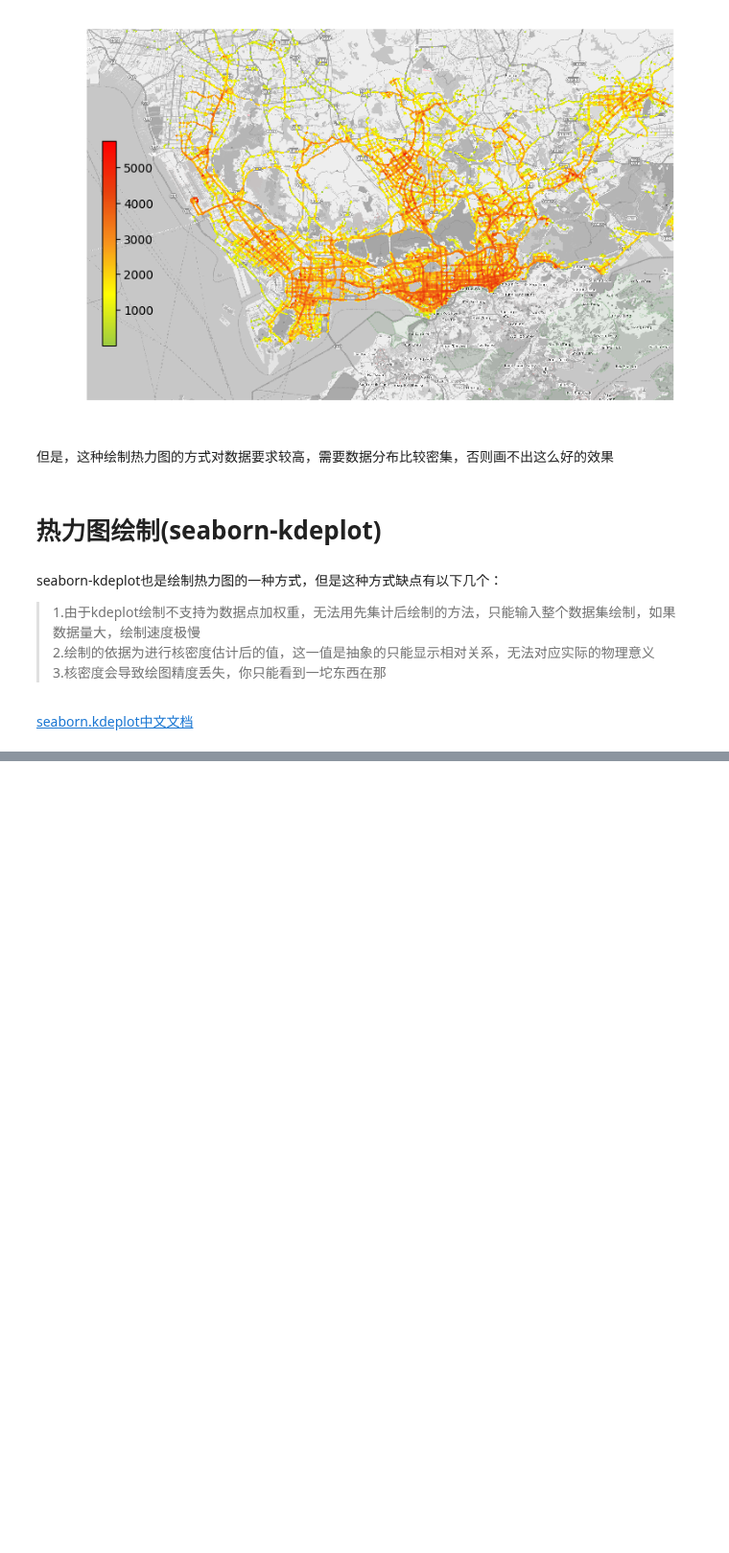
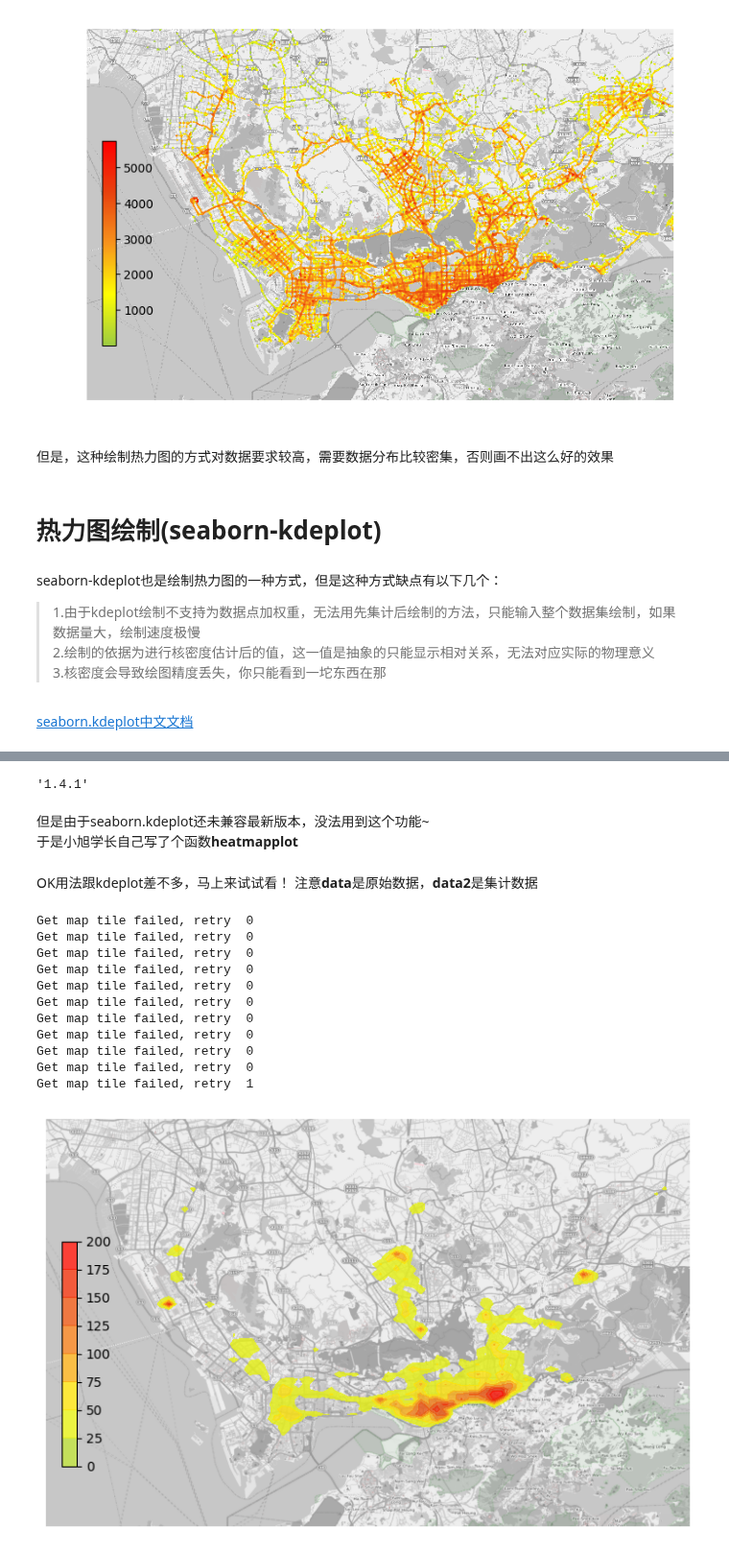
Before and after one commit to ni1o1/pygeo-tutorial, a Jupyter notebook: 5-绘制数据分布的散点图和热力图（contourf）.ipynb, the cells around one changed output, grey strips where cells are left out. Shown at 96% size. Saved outputs shown, nothing was run; the diff lists cells and outputs as text; code cells hidden in the pictures; blank space fills up the shorter version.

```diff
--- a/5-绘制数据分布的散点图和热力图（contourf）.ipynb
+++ b/5-绘制数据分布的散点图和热力图（contourf）.ipynb
@@ -278,0 +299,9 @@ plt.show()
+# %%
+import scipy
+import numpy as np
+scipy.__version__
+# %% [output]
+'1.4.1'
+# %% [markdown]
+但是由于seaborn.kdeplot还未兼容最新版本，没法用到这个功能~
+于是小旭学长自己写了个函数**heatmapplot**
@@ -278,0 +330,61 @@ plt.show()
+# %% [markdown]
+OK用法跟kdeplot差不多，马上来试试看！
+注意**data**是原始数据，**data2**是集计数据
+# %%
+
+bounds = [113.7, 22.42, 114.3, 22.8]
+
+#导入绘图包
+import matplotlib as mpl
+import matplotlib.pyplot as plt
+import plot_map
+import seaborn as sns
+import numpy as np
+
+#   -- plot --
+fig     = plt.figure(1,(8,8),dpi = 100)
+ax      = plt.subplot(111)
+plt.sca(ax)
+fig.tight_layout(rect = (0.05,0.1,1,0.9))#调整整体空白
+
+#绘制底图
+plot_map.plot_map(plt,bounds,zoom = 12,style = 4)
+
+#colorbar的数据
+import matplotlib
+cmap = matplotlib.colors.LinearSegmentedColormap.from_list('cmap', ['#9DCC42','#FFFE03','#F7941D','#E9420E','#FF0000'], 256)
+
+#设定位置
+plt.axis('off')
+plt.xlim(bounds[0],bounds[2])
+plt.ylim(bounds[1],bounds[3])
+
+#绘制热力图
+cset = heatmapplot(data2.values,  #输入经纬度数据
+            data2['count'],       #输入每个点的权重
+            alpha = 0.8,          #透明度
+            gridsize = 80,        #绘图精细度，越高越慢
+            bw = 0.03,            #高斯核大小（经纬度），越小越精细
+            cmap = cmap,
+            ax = ax
+           )
+
+#定义colorbar位置
+cax = plt.axes([0.13, 0.32, 0.02, 0.3])
+plt.colorbar(cset,cax=cax)
+
+
+plt.show()
+# %% [output]
+Get map tile failed, retry  0
+Get map tile failed, retry  0
+Get map tile failed, retry  0
+Get map tile failed, retry  0
+Get map tile failed, retry  0
+Get map tile failed, retry  0
+Get map tile failed, retry  0
+Get map tile failed, retry  0
+Get map tile failed, retry  0
+Get map tile failed, retry  0
+Get map tile failed, retry  1
+[figure, added]
```
Also changed, not shown: parts of 6 cells of this notebook.
